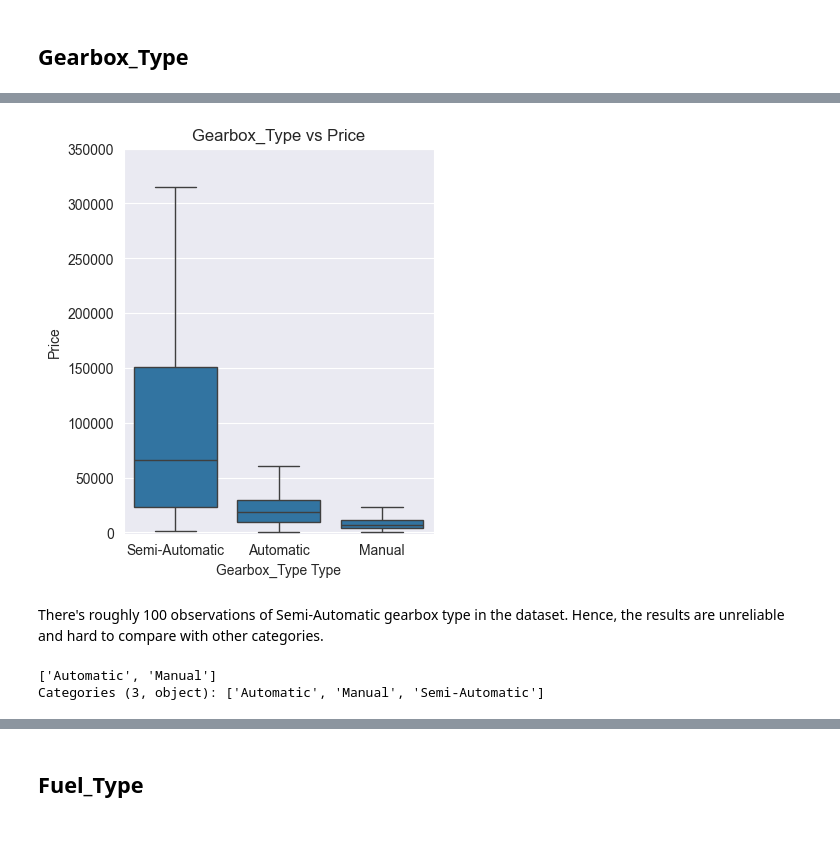
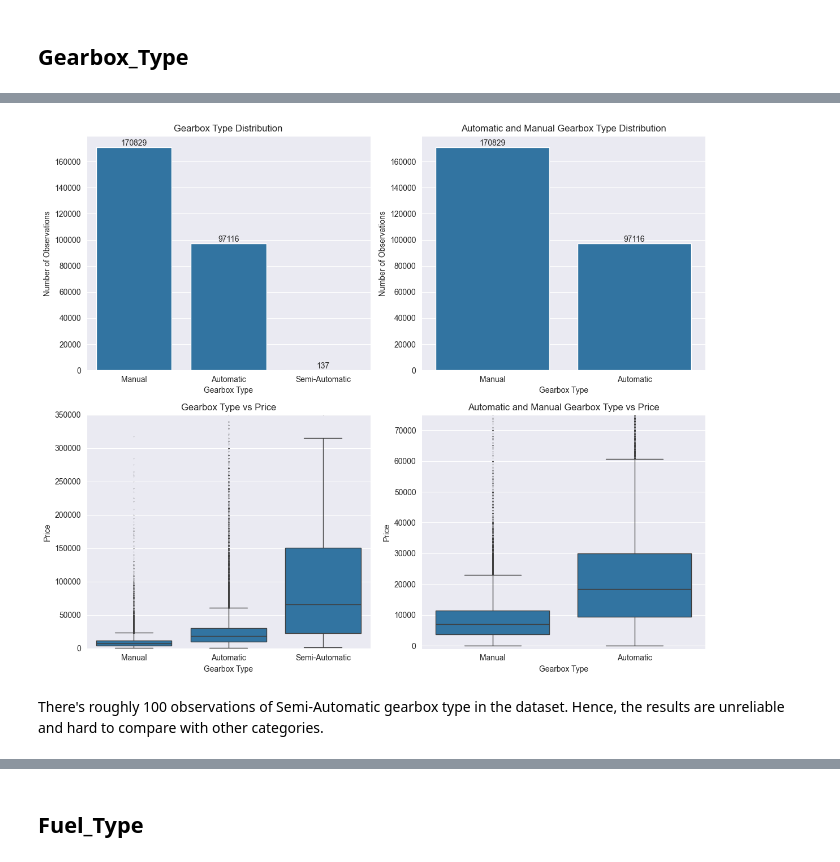
Before and after one commit to maciej-polcyn/data-processing-capstone-project, a Jupyter notebook: visualizations.ipynb, the cells around one changed output, grey strips where cells are left out. Saved outputs shown, nothing was run; the diff lists cells and outputs as text; code cells hidden in the pictures; blank space fills up the shorter version.

```diff
--- a/visualizations.ipynb
+++ b/visualizations.ipynb
@@ -109,22 +79,40 @@ plt.show()
-# %%
-plt.figure(figsize=(4, 5))
-plt.title("Gearbox_Type vs Price")
-plt.xlabel("Gearbox_Type Type")
-plt.ylabel("Price")
-
-labels = df.groupby(["Gearbox_Type"])["Price"].median().sort_values(ascending=False).index
-
-g = sns.boxplot(data=df, x="Gearbox_Type", y="Price", fliersize=0, order=labels)
-plt.ylim(-1000, 350000)
-
-plt.show()
-# %% [output]
-[figure, removed]
+# %%
+fig, axes = plt.subplots(nrows=2, ncols=2, figsize=(12, 10))
+
+# Count plot for the whole dataset
+counted = df["Gearbox_Type"].value_counts().reset_index()
+a = sns.barplot(counted, x="Gearbox_Type", y="count", order=["Manual", "Automatic", "Semi-Automatic"], ax=axes[0][0])
+a.bar_label(a.containers[0])
+axes[0][0].set_title("Gearbox Type Distribution")
+axes[0][0].set_xlabel("Gearbox Type")
+axes[0][0].set_ylabel("Number of Observations")
+
+# Gearbox Type vs price for the whole dataset
+b = sns.boxplot(data=df, x="Gearbox_Type", y="Price", fliersize=0.1, order=["Manual", "Automatic", "Semi-Automatic"], ax=axes[1][0])
+axes[1][0].set_ylim(-1000, 350000)
+axes[1][0].set_title("Gearbox Type vs Price")
+axes[1][0].set_xlabel("Gearbox Type")
+axes[1][0].set_ylabel("Price")
+
+# Count plot with semi-automatic filtered out
+gb = df[df["Gearbox_Type"].isin(["Automatic", "Manual"])]
+counted2 = gb["Gearbox_Type"].value_counts().reset_index()
+c = sns.barplot(counted2, x="Gearbox_Type", y="count", order=["Manual", "Automatic"], ax=axes[0][1])
+c.bar_label(c.containers[0])
+axes[0][1].set_title("Automatic and Manual Gearbox Type Distribution")
+axes[0][1].set_xlabel("Gearbox Type")
+axes[0][1].set_ylabel("Number of Observations")
+
+# Gearbox Type vs price with semi-automatic filtered out
+d = sns.boxplot(data=gb, x="Gearbox_Type", y="Price", fliersize=0.1, order=["Manual", "Automatic"], ax=axes[1][1])
+axes[1][1].set_ylim(-1000, 75000)
+axes[1][1].set_title("Automatic and Manual Gearbox Type vs Price")
+axes[1][1].set_xlabel("Gearbox Type")
+axes[1][1].set_ylabel("Price")
+
+plt.tight_layout()
+plt.show()
+# %% [output]
+[figure, added]
 # %% [markdown]
 There's roughly 100 observations of Semi-Automatic gearbox type in the dataset. Hence, the results are unreliable and hard to compare with other categories.
-# %%
-gb = df[df["Gearbox_Type"].isin(["Automatic", "Manual"])]
-gb["Gearbox_Type"].unique()
-# %% [output]
-['Automatic', 'Manual']
-Categories (3, object): ['Automatic', 'Manual', 'Semi-Automatic']
```
Also changed, not shown: parts of 89 cells of this notebook, 3 other files.
